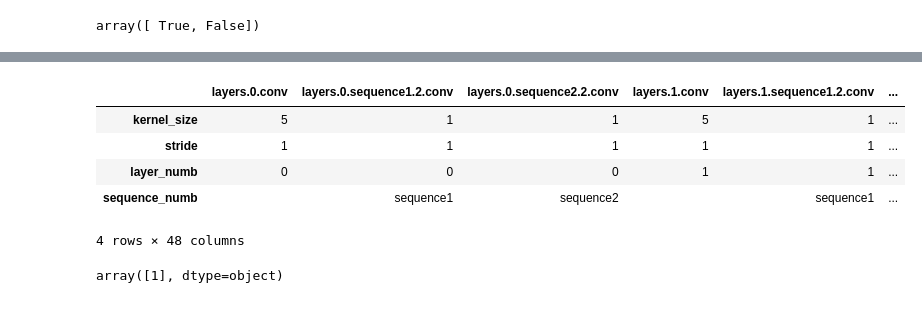
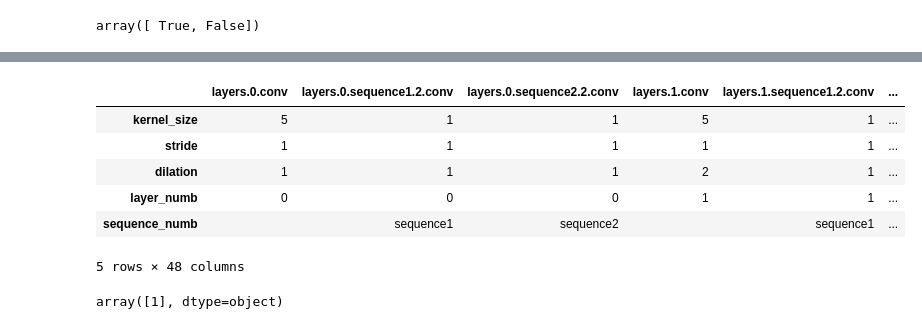
Before and after one commit to microsoft/protein-transfer, a Jupyter notebook: sandbox/carp_receptivefield.ipynb, the cells around one changed output, grey strips where cells are left out. Cells and saved outputs as stored; diff of their text form; code cells hidden in the pictures.

Commit message:
fix carp rf dilation

```diff
--- a/sandbox/carp_receptivefield.ipynb
+++ b/sandbox/carp_receptivefield.ipynb
@@ -477,12 +461,13 @@ array([ True, False])
 # %%
-pd.DataFrame.from_dict(ReceptiveField("carp_38M").conv_stat["layers"])
+pd.DataFrame.from_dict(ReceptiveField("carp_38M").conv_stat_dict["layers"])
 # %% [output]
 |  | layers.0.conv | layers.0.sequence1.2.conv | layers.0.sequence2.2.conv | layers.1.conv | layers.1.sequence1.2.conv | ... |
 | kernel_size | 5 | 1 | 1 | 5 | 1 | ... |
 | stride | 1 | 1 | 1 | 1 | 1 | ... |
+| dilation | 1 | 1 | 1 | 2 | 1 | ... |
 | layer_numb | 0 | 0 | 0 | 1 | 1 | ... |
 | sequence_numb |  | sequence1 | sequence2 |  | sequence1 | ... |
-4 rows × 48 columns
+5 rows × 48 columns
 # %%
 pd.DataFrame.from_dict(ReceptiveField("carp_38M").conv_stat["layers"]).T.stride.unique()
 # %% [output]
```
Also changed, not shown: parts of 10 cells of this notebook, 1 other file.
